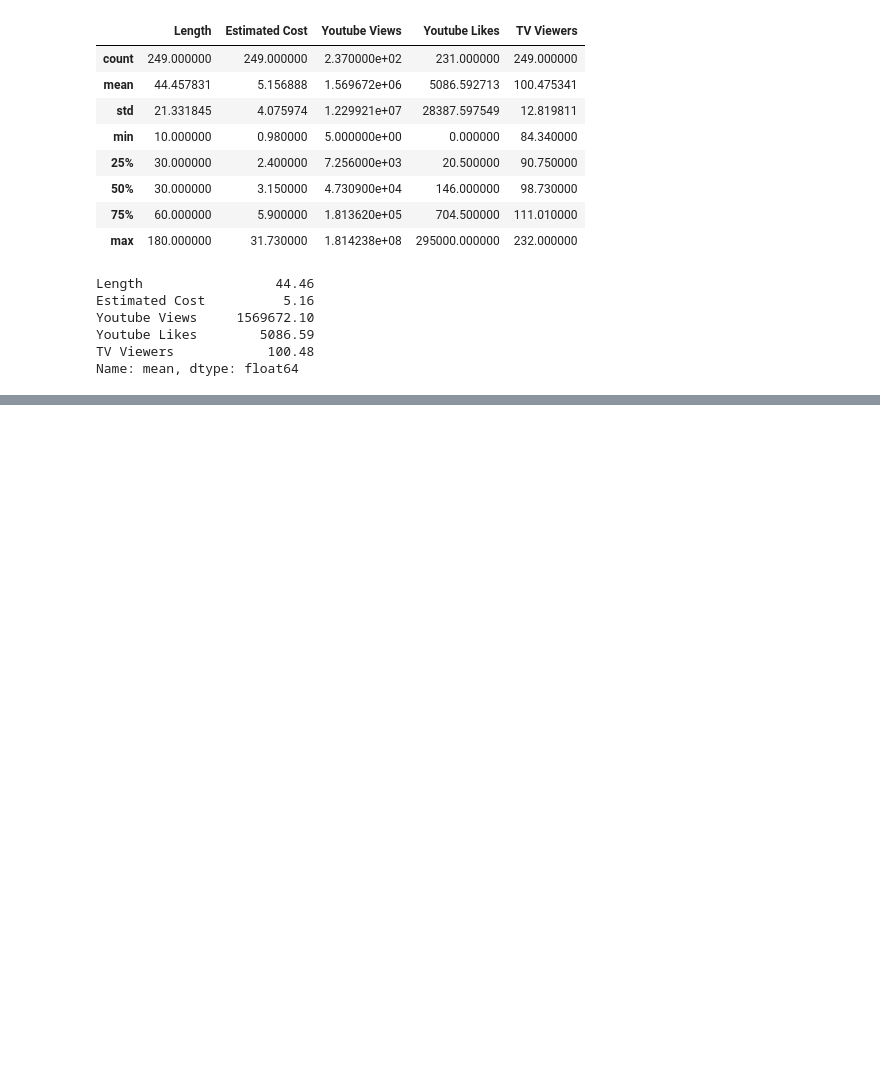
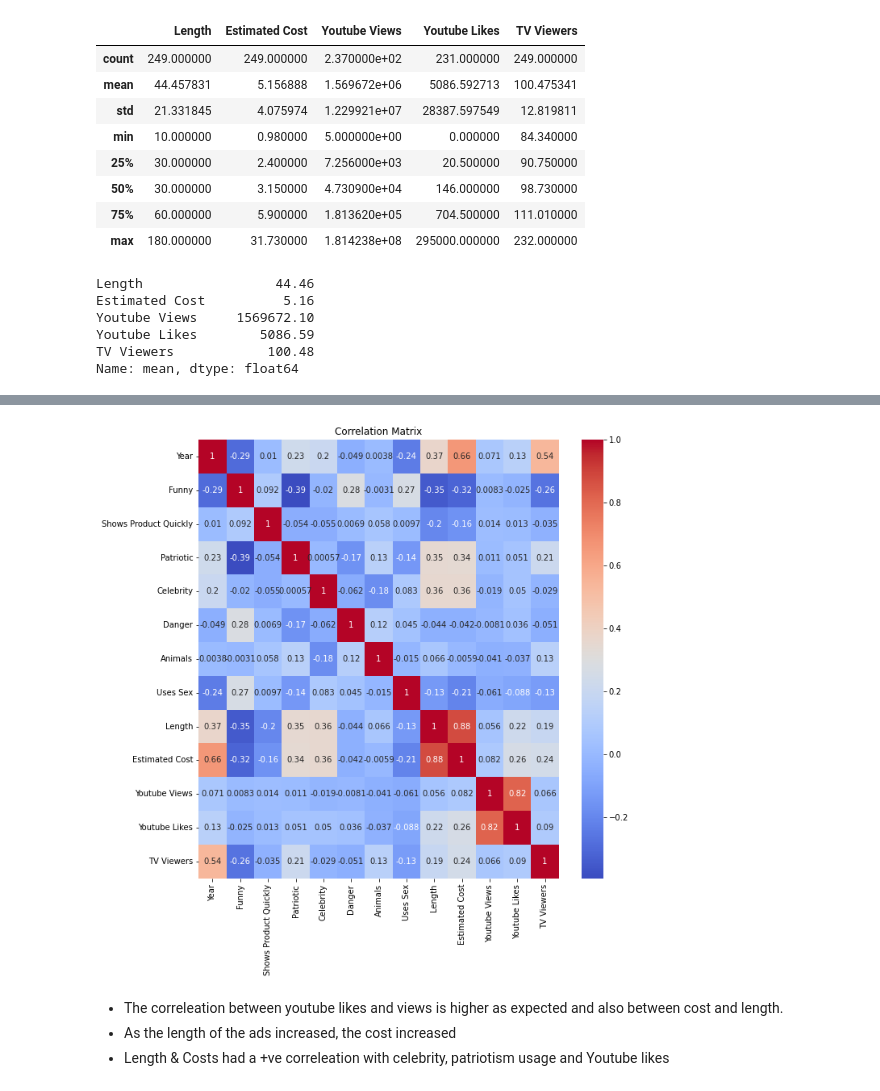
Before and after one commit to prabhuparthiban/Superbowl_Commercials_Challenge, a Jupyter notebook: superbowl.ipynb, the cells around one changed output, grey strips where cells are left out. Drawn from its saved outputs; the diff is of its cells as text; code cells hidden in the pictures; blank space fills up the shorter version.

Commit message:
added exploratory analysis

```diff
--- a/superbowl.ipynb
+++ b/superbowl.ipynb
@@ -174,0 +170,5 @@ df
+# %%
+#Ignore the columns that has youtube links and superbowl ad links in the dataframe for further analysis
+
+df1 = df[['Year','Brand','Funny', 'Shows Product Quickly', 'Patriotic', 'Celebrity', 'Danger', 'Animals',
+       'Uses Sex', 'Length', 'Estimated Cost', 'Youtube Views', 'Youtube Likes', 'TV Viewers']]
@@ -174,0 +447,12 @@ df
+# %%
+corr = df1.corr()
+plt.figure(figsize=(10,10))
+sns.heatmap(corr, cmap="coolwarm",annot=True)
+plt.title('Correlation Matrix', fontsize=12)
+plt.show()
+# %% [output]
+[figure, added]
+# %% [markdown]
+* The correleation between youtube likes and views is higher as expected and also between cost and length.
+* As the length of the ads increased, the cost increased
+* Length & Costs had a +ve correleation with celebrity, patriotism usage and Youtube likes
```
Also changed, not shown: parts of 42 cells of this notebook, 1 other file.
